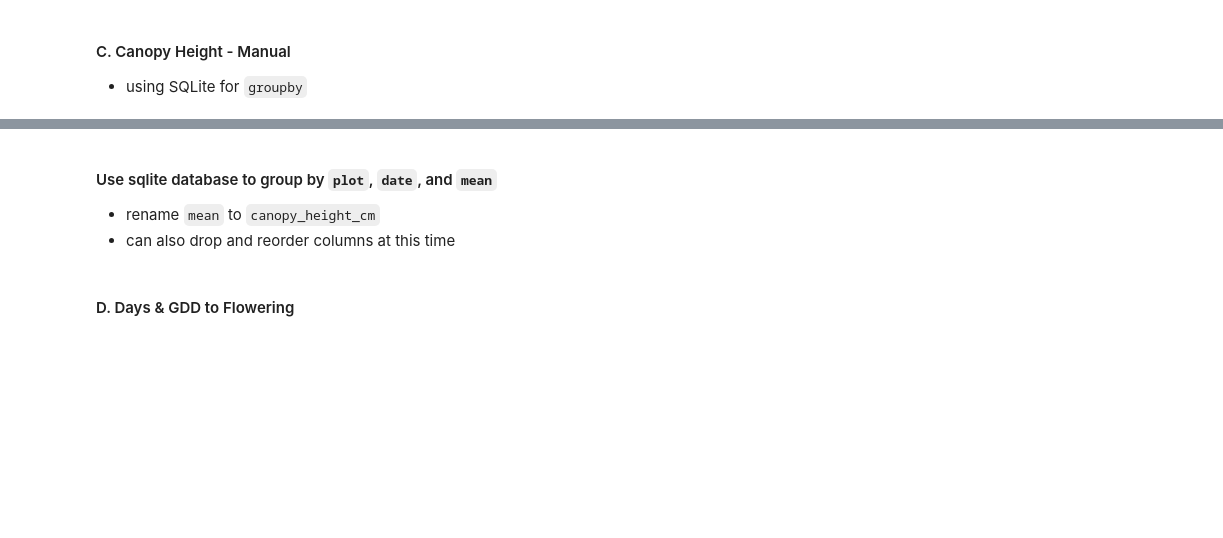
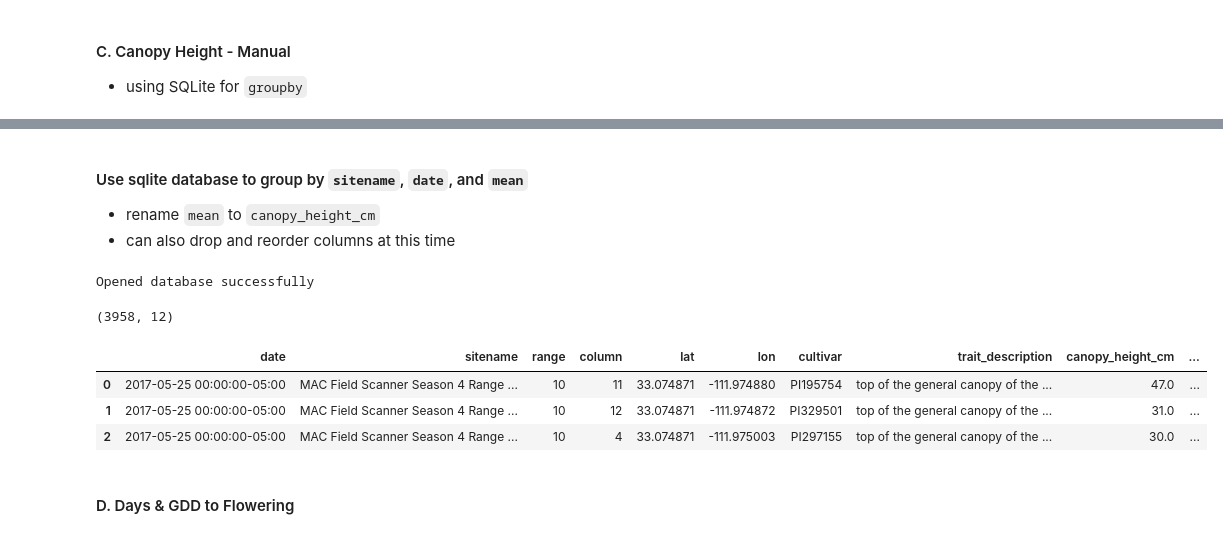
Before and after one commit to genophenoenvo/terraref-datasets, a Jupyter notebook: notebooks/mac_season_4_data_cleaning.ipynb, the cells around one changed output, grey strips where cells are left out. Saved outputs shown, nothing was run; the diff lists cells and outputs as text; code cells hidden in the pictures; blank space fills up the shorter version.

```diff
--- a/notebooks/mac_season_4_data_cleaning.ipynb
+++ b/notebooks/mac_season_4_data_cleaning.ipynb
@@ -382,10 +277,12 @@ print(chm_5.shape)
 # %% [markdown]
-#### Use sqlite database to group by `plot`, `date`, and `mean`
+#### Use sqlite database to group by `sitename`, `date`, and `mean`
 - rename `mean` to `canopy_height_cm`
 - can also drop and reorder columns at this time
 # %%
-conn = sqlite3.connect('data/interim/canopy_heights_manual_season_4.sqlite')
+conn = sqlite3.connect('data/canopy_heights_manual_season_4.sqlite')
 cursor = conn.cursor()
 print("Opened database successfully")
+# %% [output]
+Opened database successfully
 # %%
 # comment next line out if db has already been created
@@ -393,14 +290,20 @@ chm_5.to_sql('canopy_heights_manual_season_4.sqlite', conn)
 # %%
-chm_6 = pd.read_sql_query("""
-                            SELECT date, plot, range, column, scientificname, genotype, treatment, blocking_height,
-                            method, ROUND(AVG([mean]), 2) AS canopy_height_cm, method_type
+chm_4 = pd.read_sql_query("""
+                            SELECT date, sitename, range, column, lat, lon, cultivar, trait_description, ROUND(AVG([mean]), 2)
+                            AS canopy_height_cm, method_name, treatment, blocking_height
                             FROM 'canopy_heights_manual_season_4.sqlite'
-                            GROUP BY plot, date,[mean]
+                            GROUP BY sitename, date, [mean]
                             ORDER BY date ASC;
                             """, conn)
 
-print(chm_6.shape)
-chm_6.head(3)
+# print(chm_4.shape)
+# chm_4.head(3)
+# %% [output]
+(3958, 12)
+|  | date | sitename | range | column | lat | lon | cultivar | trait_description | canopy_height_cm | ... |
+| 0 | 2017-05-25 00:00:00-05:00 | MAC Field Scanner Season 4 Range ... | 10 | 11 | 33.074871 | -111.974880 | PI195754 | top of the general canopy of the ... | 47.0 | ... |
+| 1 | 2017-05-25 00:00:00-05:00 | MAC Field Scanner Season 4 Range ... | 10 | 12 | 33.074871 | -111.974872 | PI329501 | top of the general canopy of the ... | 31.0 | ... |
+| 2 | 2017-05-25 00:00:00-05:00 | MAC Field Scanner Season 4 Range ... | 10 | 4 | 33.074871 | -111.975003 | PI297155 | top of the general canopy of the ... | 30.0 | ... |
 # %% [markdown]
 #### D. Days & GDD to Flowering
 # %%
```
Also changed, not shown: parts of 44 cells of this notebook.
